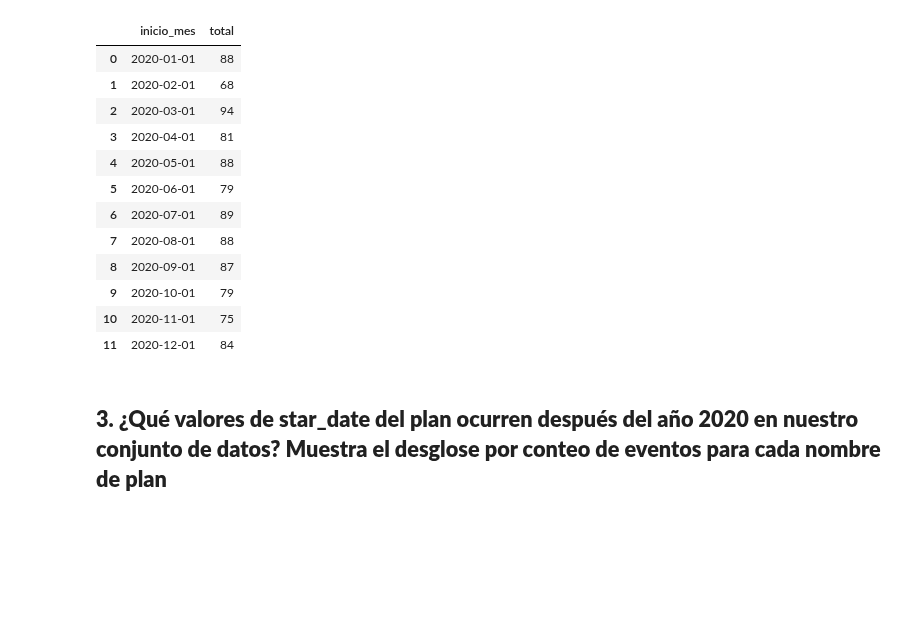
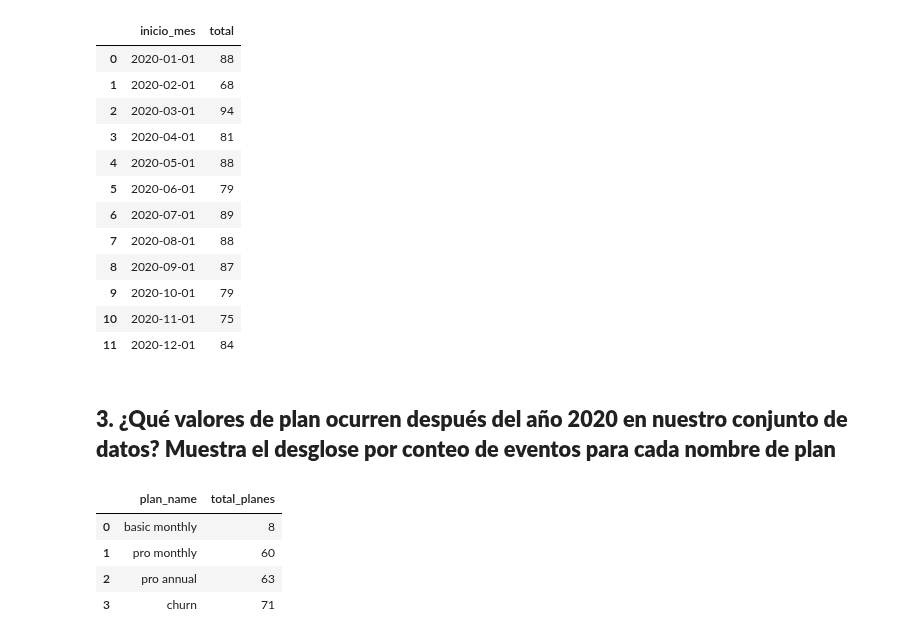
Before and after one commit to LLAES07/SQL_DESAFIO, a Jupyter notebook: Caso_3/Caso_3.ipynb, the cells around one changed output. Drawn from its saved outputs; the diff is of its cells as text; code cells hidden in the pictures; blank space fills up the shorter version.

```diff
--- a/Caso_3.ipynb
+++ b/Caso_3/Caso_3.ipynb
@@ -2787,4 +2787,28 @@ pd.read_sql_query(query, connection)
 | 10 | 2020-11-01 | 75 |
 | 11 | 2020-12-01 | 84 |
 # %% [markdown]
-## **3. ¿Qué valores de star_date del plan ocurren después del año 2020 en nuestro conjunto de datos? Muestra el desglose por conteo de eventos para cada nombre de plan**
+## **3. ¿Qué valores de plan ocurren después del año 2020 en nuestro conjunto de datos? Muestra el desglose por conteo de eventos para cada nombre de plan**
+# %%
+
+query = '''
+
+    SELECT
+        p.plan_name,
+        COUNT(*) AS total_planes
+     FROM
+        subscriptions s
+    INNER JOIN
+        plans p USING(plan_id)
+
+    WHERE strftime('%Y', start_date)>'2020'
+    GROUP BY p.plan_id, p.plan_name
+
+'''
+
+pd.read_sql_query(query, connection)
+# %% [output]
+|  | plan_name | total_planes |
+| 0 | basic monthly | 8 |
+| 1 | pro monthly | 60 |
+| 2 | pro annual | 63 |
+| 3 | churn | 71 |
```
Also changed, not shown: 1 other file.
